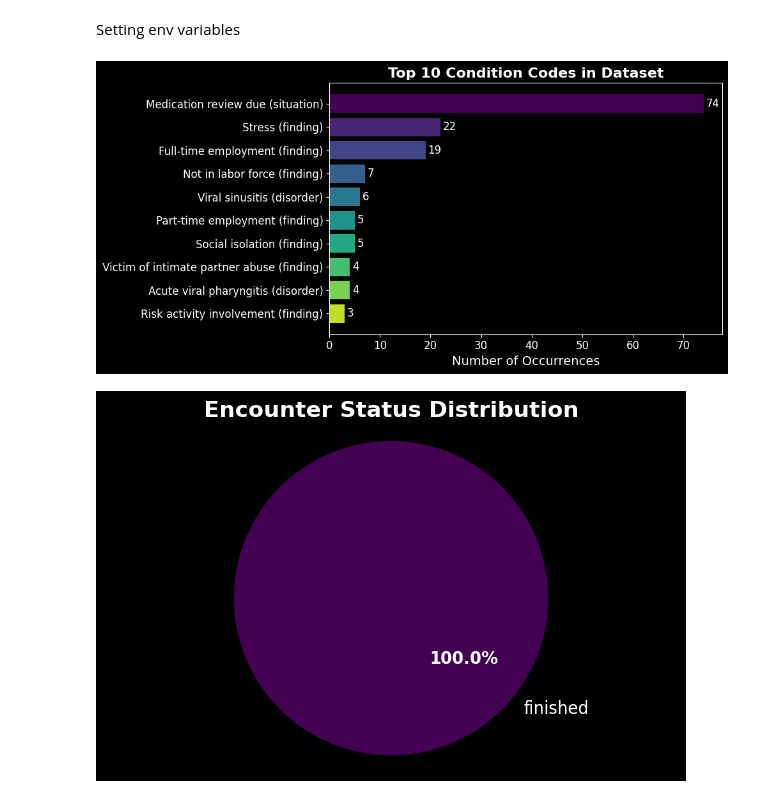
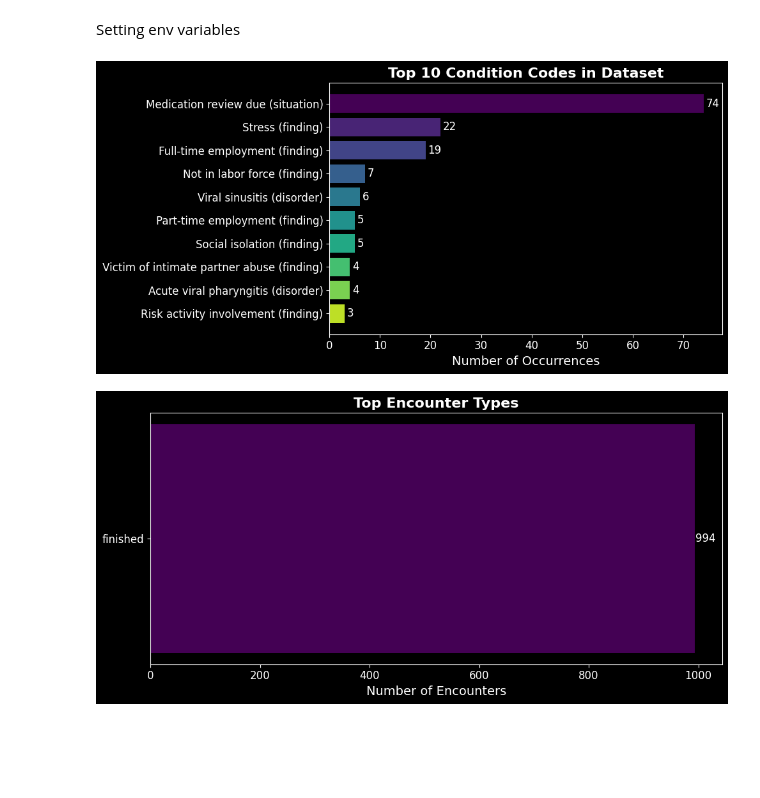
Before and after one commit to ecotterr/fhir-devices-2025, a Jupyter notebook: bulk/notebook/queries.ipynb, the cells around one changed output. Saved outputs shown, nothing was run; the diff lists cells and outputs as text; code cells hidden in the pictures; blank space fills up the shorter version.

```diff
--- a/bulk/notebook/queries.ipynb
+++ b/bulk/notebook/queries.ipynb
@@ -99,33 +99,33 @@ if condition_codes:
     codes, counts = zip(*code_counts)
     fig, ax = plt.subplots(figsize=(10, 5))
     bars = ax.barh(codes, counts, color=cm.viridis([i/10 for i in range(len(codes))]))
     ax.set_xlabel("Number of Occurrences", fontsize=14, color='white')
     ax.set_title("Top 10 Condition Codes in Dataset", fontsize=16, color='white', weight='bold')
     ax.invert_yaxis()
     ax.tick_params(colors='white', labelsize=12)
     for spine in ax.spines.values():
         spine.set_color('white')
     for i, v in enumerate(counts):
         ax.text(v + 0.5, i, str(v), color='white', va='center', fontsize=12)
     plt.tight_layout()
     plt.show()
 
 # Plot Encounter status distribution
-if encounter_types:
-    type_counts = Counter(encounter_types).most_common(10)
+if encounter_statuses:
+    type_counts = Counter(encounter_statuses).most_common(10)
     types, counts = zip(*type_counts)
     fig, ax = plt.subplots(figsize=(10, 5))
     bars = ax.barh(types, counts, color=cm.viridis([i/10 for i in range(len(types))]))
     ax.set_xlabel("Number of Encounters", fontsize=14, color='white')
     ax.set_title("Top Encounter Types", fontsize=16, color='white', weight='bold')
     ax.invert_yaxis()
     ax.tick_params(colors='white', labelsize=12)
     for spine in ax.spines.values():
         spine.set_color('white')
     for i, v in enumerate(counts):
         ax.text(v + 0.5, i, str(v), color='white', va='center', fontsize=12)
     plt.tight_layout()
     plt.show()
 # %% [output]
 [figure]
-[figure, old version]
+[figure, new version]
```
Also changed, not shown: 8 other files.
